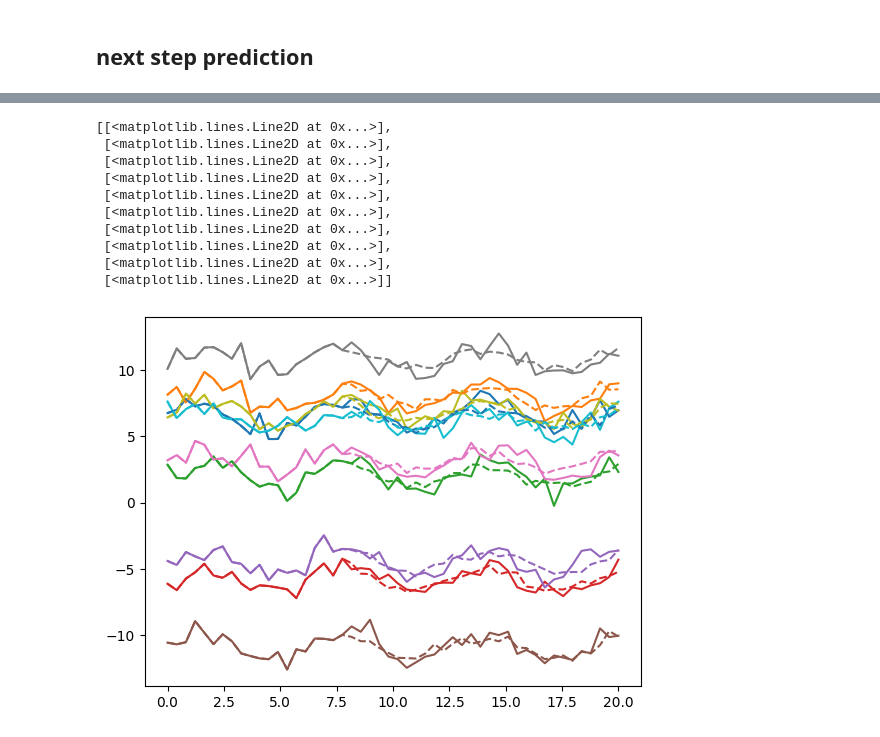
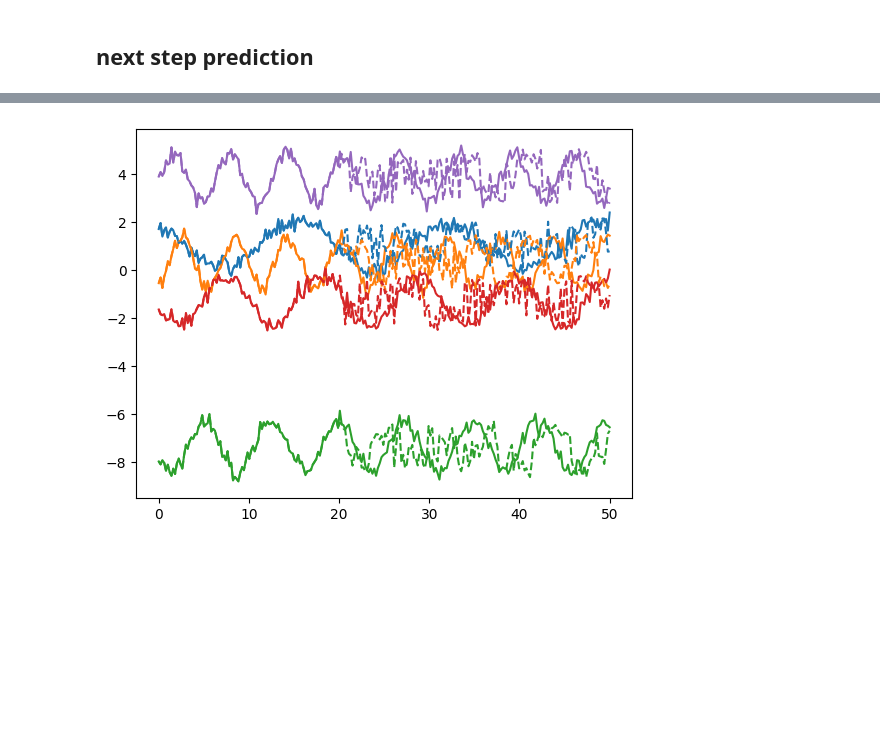
Before and after one commit to al-jshen/gpt, a Jupyter notebook: notebooks/time_series.ipynb, the cells around one changed output, grey strips where cells are left out. Cells and saved outputs as stored; diff of their text form; code cells hidden in the pictures; blank space fills up the shorter version.

```diff
--- a/notebooks/time_series.ipynb
+++ b/notebooks/time_series.ipynb
@@ -33,7 +39,7 @@ ys = torch.from_numpy(_ys).reshape(num_series, -1, 1).to(torch.float32)
 tst = TSTransformer(
     input_dim=1,
     embed_dim=64,
-    num_layers=2,
+    num_layers=4,
     num_heads=4,
     mlp_ratio=4,
     dropout=0.1,
@@ -56,0 +66,2 @@ for e in (pbar := tqdm(range(500))):
+# %%
+tst.load_state_dict(torch.load('../train/tst.pth'))
@@ -66,6 +80,7 @@ out = tst(xsc[:-1], ysc[1000:,:-1,:]).detach().cpu()
 # %%
-colors = plt.cm.get_cmap('tab20')
+colors = matplotlib.colormaps.get_cmap('tab20')
 
-[plt.plot(x[1:], ys[1000+i,1:,0], c=colors(i / 10)) for i in range(10)]
-[plt.plot(x[1:], out[i,:,0], ls='--', c=colors(i / 10)) for i in range(10)]
+[plt.plot(xs[1:], ys[-10+i,1:,0], c=colors(i / 10)) for i in range(10)]
+[plt.plot(xs[1:], out[i,:,0], ls='--', c=colors(i / 10)) for i in range(10)];
+# plt.xlim(20, 25)
 # %% [output]
@@ -83,18 +88,11 @@ colors = plt.cm.get_cmap('tab20')
 # %%
 with torch.inference_mode():
-    out = tst.forecast(xsc, ysc[1000:,:20,:]).cpu()
+    out1 = tst.forecast(xsc, ysc[-10:,:100,:], recapture=False).cpu()
+    # out2 = tst.forecast(xsc, ysc[-10:,:100,:], recapture=True).cpu()
 # %%
-[plt.plot(x, ys[1000+i,:,0], c=colors(i / 10)) for i in range(10)]
-[plt.plot(x, out[i,:,0], ls='--', c=colors(i / 10)) for i in range(10)]
+[plt.plot(xs, ys[-10+i,:,0], c=colors(i / 10)) for i in range(5)]
+[plt.plot(xs, out1[i,:,0], ls='--', c=colors(i / 10)) for i in range(5)];
+# [plt.plot(xs, out2[i,:,0], ls='--', c=colors(i / 10)) for i in range(10)];
+# plt.xlim(20, 40)
 # %% [output]
-[[<matplotlib.lines.Line2D at 0x...>],
- [<matplotlib.lines.Line2D at 0x...>],
- [<matplotlib.lines.Line2D at 0x...>],
- [<matplotlib.lines.Line2D at 0x...>],
- [<matplotlib.lines.Line2D at 0x...>],
- [<matplotlib.lines.Line2D at 0x...>],
- [<matplotlib.lines.Line2D at 0x...>],
- [<matplotlib.lines.Line2D at 0x...>],
- [<matplotlib.lines.Line2D at 0x...>],
- [<matplotlib.lines.Line2D at 0x...>]]
-[figure, old version]
+[figure, new version]
```
Also changed, not shown: parts of 8 cells of this notebook, 1 other file.
